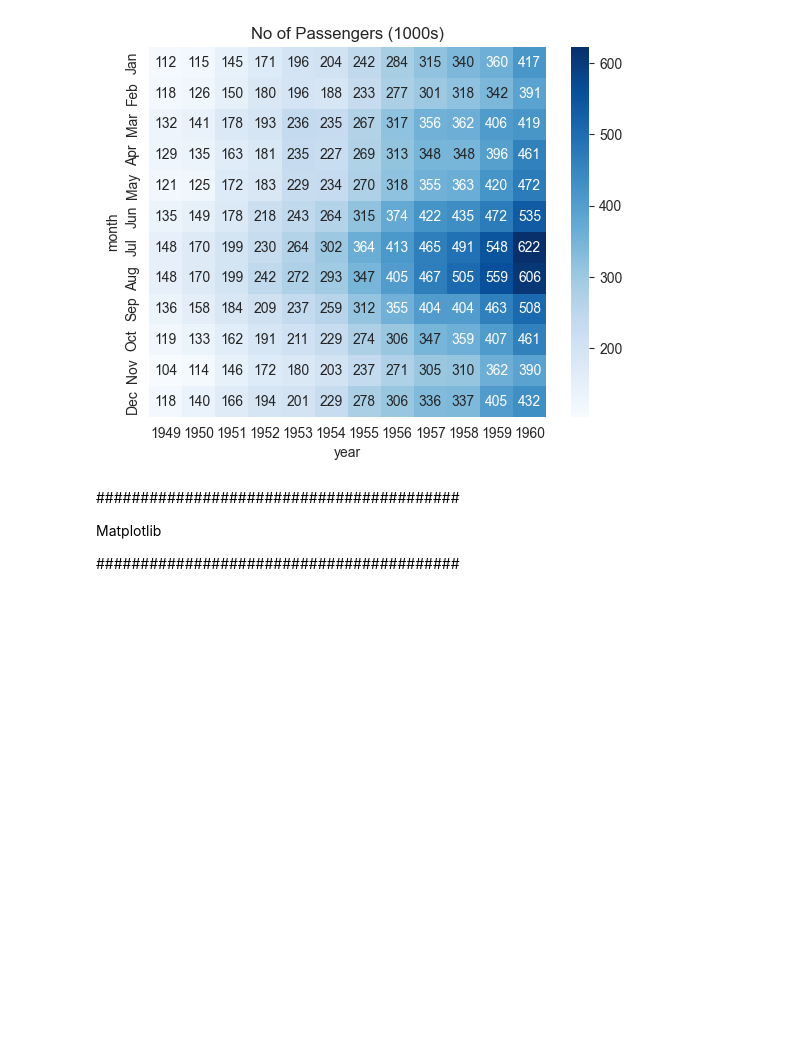
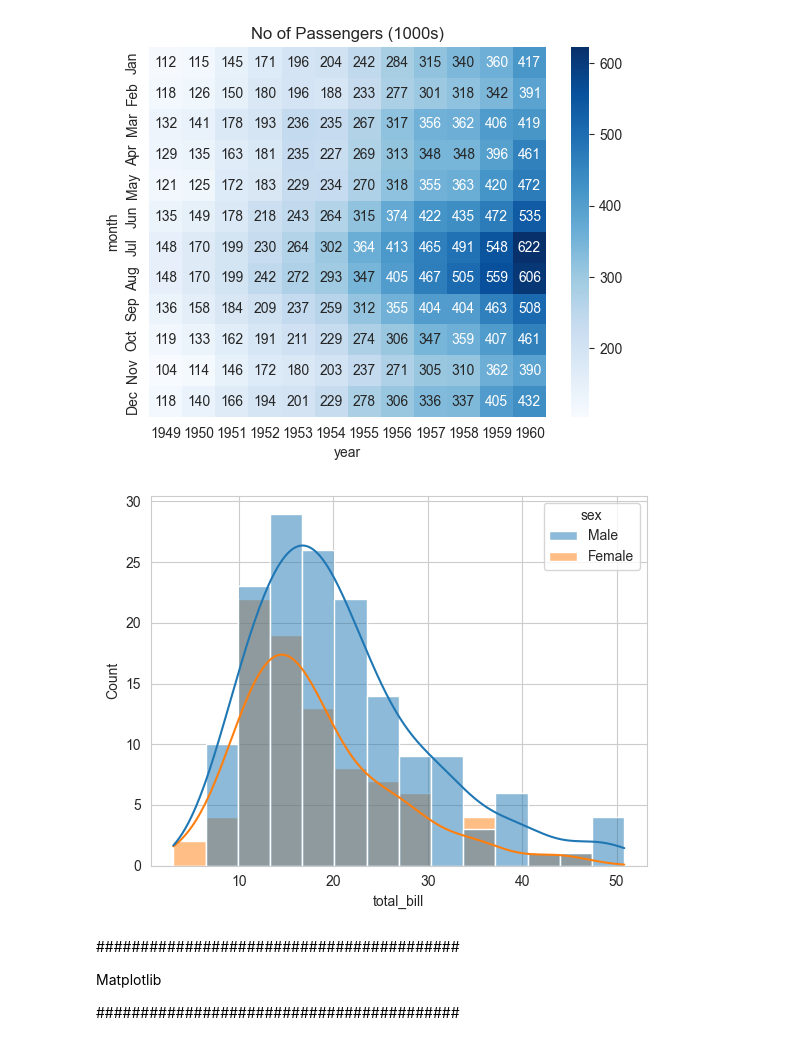
Before and after one commit to glancione/data-science, a Jupyter notebook: data-visualization.ipynb, the cells around one changed output. Cells and saved outputs as stored; diff of their text form; code cells hidden in the pictures; blank space fills up the shorter version.

```diff
--- a/data-visualization.ipynb
+++ b/data-visualization.ipynb
@@ -54,6 +61,13 @@ sns.heatmap(flights_df, fmt='d', annot=True, cmap='Blues')
 # %% [output]
 <Axes: title={'center': 'No of Passengers (1000s)'}, xlabel='year', ylabel='month'>
 [figure]
+# %%
+# histplot
+
+sns.histplot(x='total_bill', data=tips_df, kde=True, hue='sex')
+plt.show()
+# %% [output]
+[figure, added]
 # %% [markdown]
 #########################################
 
```
Also changed, not shown: parts of 6 cells of this notebook, 1 other file.
